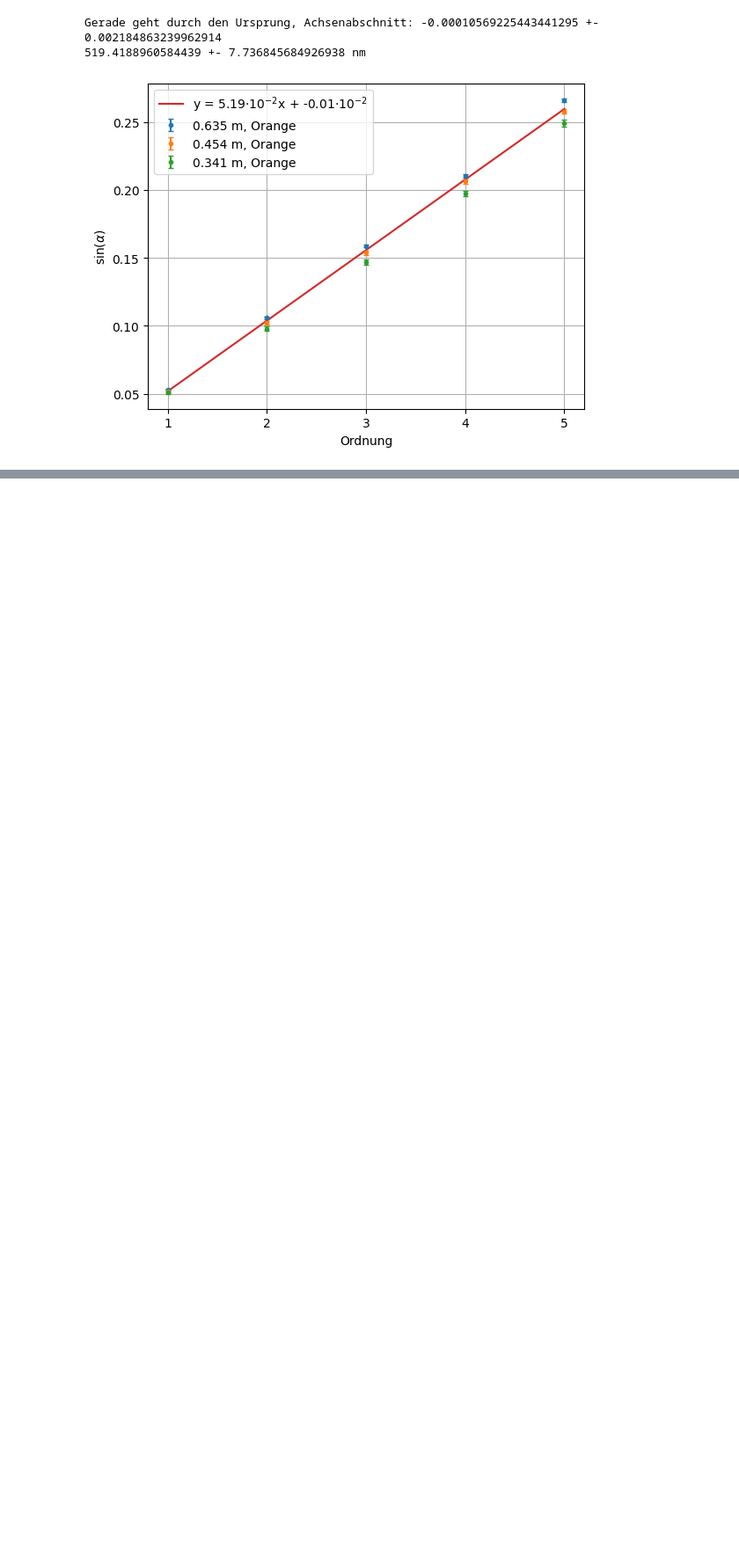
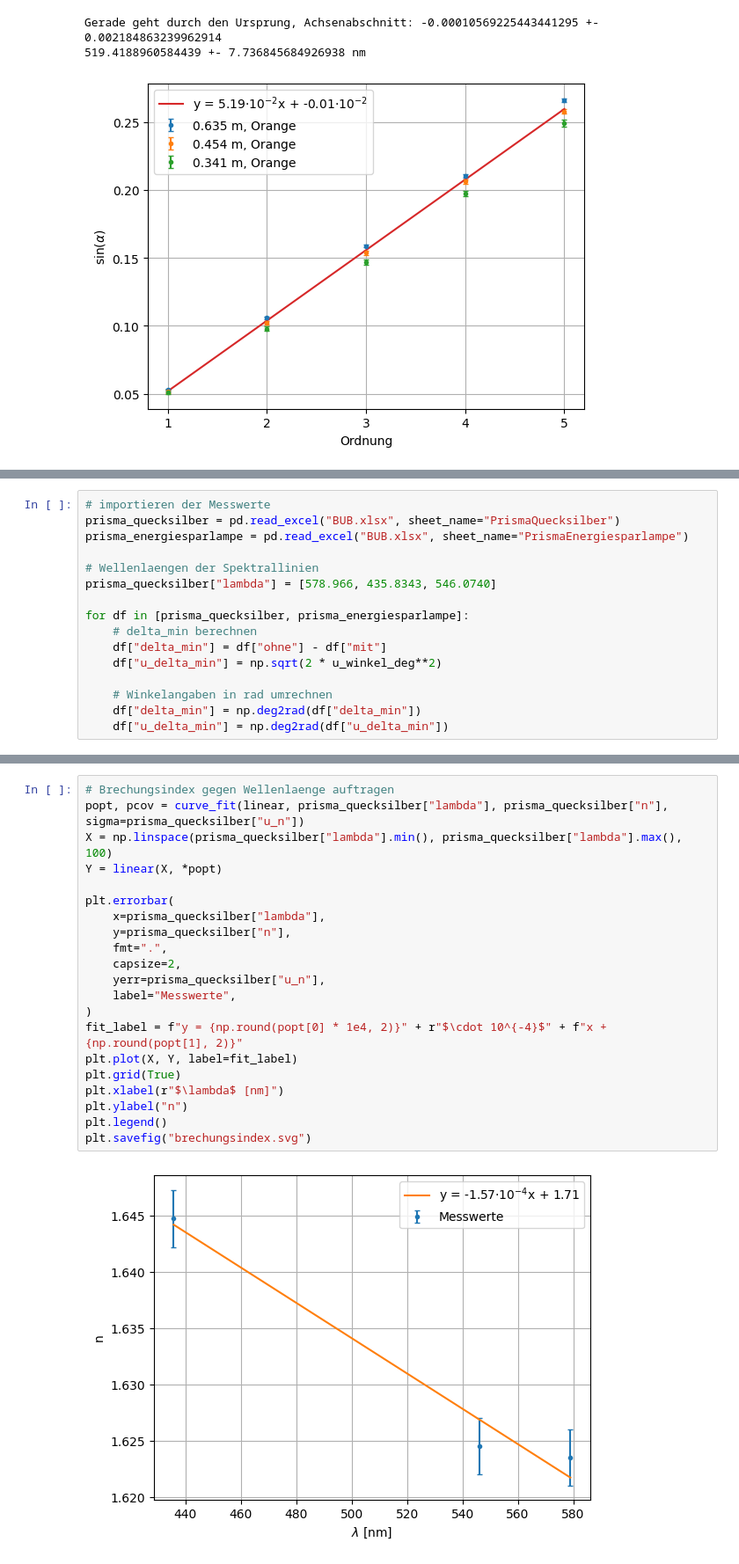
Before and after one commit to RombusBombus/AP3, a Jupyter notebook: BUB/BUB.ipynb, the cells around one changed output, grey strips where cells are left out. Shown: that part at 88% size. Cells and saved outputs as stored; diff of their text form; blank space fills up the shorter version.

```diff
--- a/BUB/BUB.ipynb
+++ b/BUB/BUB.ipynb
@@ -336,0 +334,16 @@ pd.read_excel("BUB.xlsx", sheet_name="PrismaEnergiesparlampe")
+# %%
+# importieren der Messwerte
+prisma_quecksilber = pd.read_excel("BUB.xlsx", sheet_name="PrismaQuecksilber")
+prisma_energiesparlampe = pd.read_excel("BUB.xlsx", sheet_name="PrismaEnergiesparlampe")
+
+# Wellenlaengen der Spektrallinien
+prisma_quecksilber["lambda"] = [578.966, 435.8343, 546.0740]
+
+for df in [prisma_quecksilber, prisma_energiesparlampe]:
+    # delta_min berechnen
+    df["delta_min"] = df["ohne"] - df["mit"]
+    df["u_delta_min"] = np.sqrt(2 * u_winkel_deg**2)
+
+    # Winkelangaben in rad umrechnen
+    df["delta_min"] = np.deg2rad(df["delta_min"])
+    df["u_delta_min"] = np.deg2rad(df["u_delta_min"])
@@ -336,0 +378,23 @@ pd.read_excel("BUB.xlsx", sheet_name="PrismaEnergiesparlampe")
+# %%
+# Brechungsindex gegen Wellenlaenge auftragen
+popt, pcov = curve_fit(linear, prisma_quecksilber["lambda"], prisma_quecksilber["n"], sigma=prisma_quecksilber["u_n"])
+X = np.linspace(prisma_quecksilber["lambda"].min(), prisma_quecksilber["lambda"].max(), 100)
+Y = linear(X, *popt)
+
+plt.errorbar(
+    x=prisma_quecksilber["lambda"],
+    y=prisma_quecksilber["n"],
+    fmt=".",
+    capsize=2,
+    yerr=prisma_quecksilber["u_n"],
+    label="Messwerte",
+)
+fit_label = f"y = {np.round(popt[0] * 1e4, 2)}" + r"$\cdot 10^{-4}$" + f"x + {np.round(popt[1], 2)}"
+plt.plot(X, Y, label=fit_label)
+plt.grid(True)
+plt.xlabel(r"$\lambda$ [nm]")
+plt.ylabel("n")
+plt.legend()
+plt.savefig("brechungsindex.svg")
+# %% [output]
+[figure, added]
```
Also changed, not shown: parts of 7 cells of this notebook, 1 other file.
